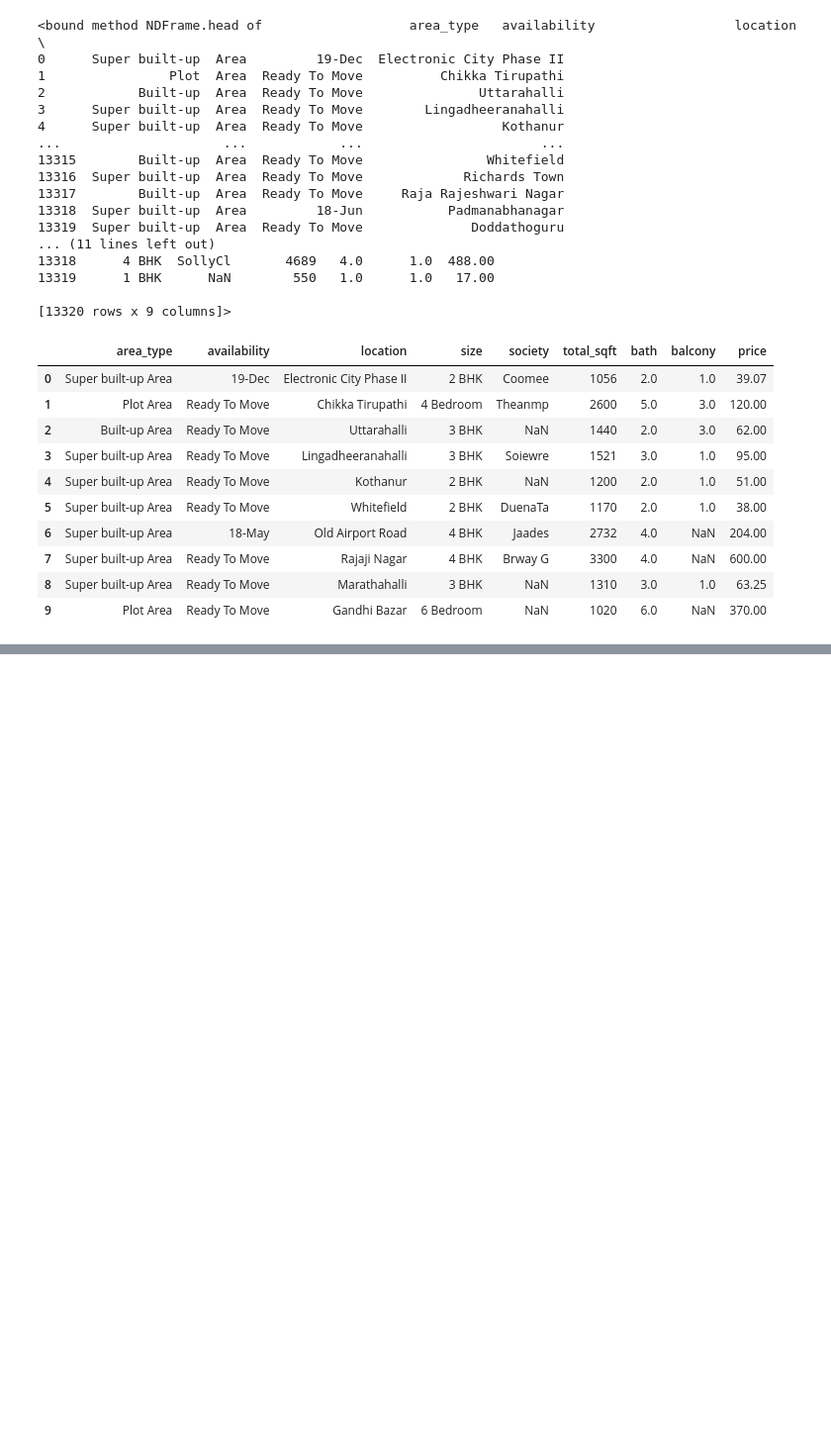
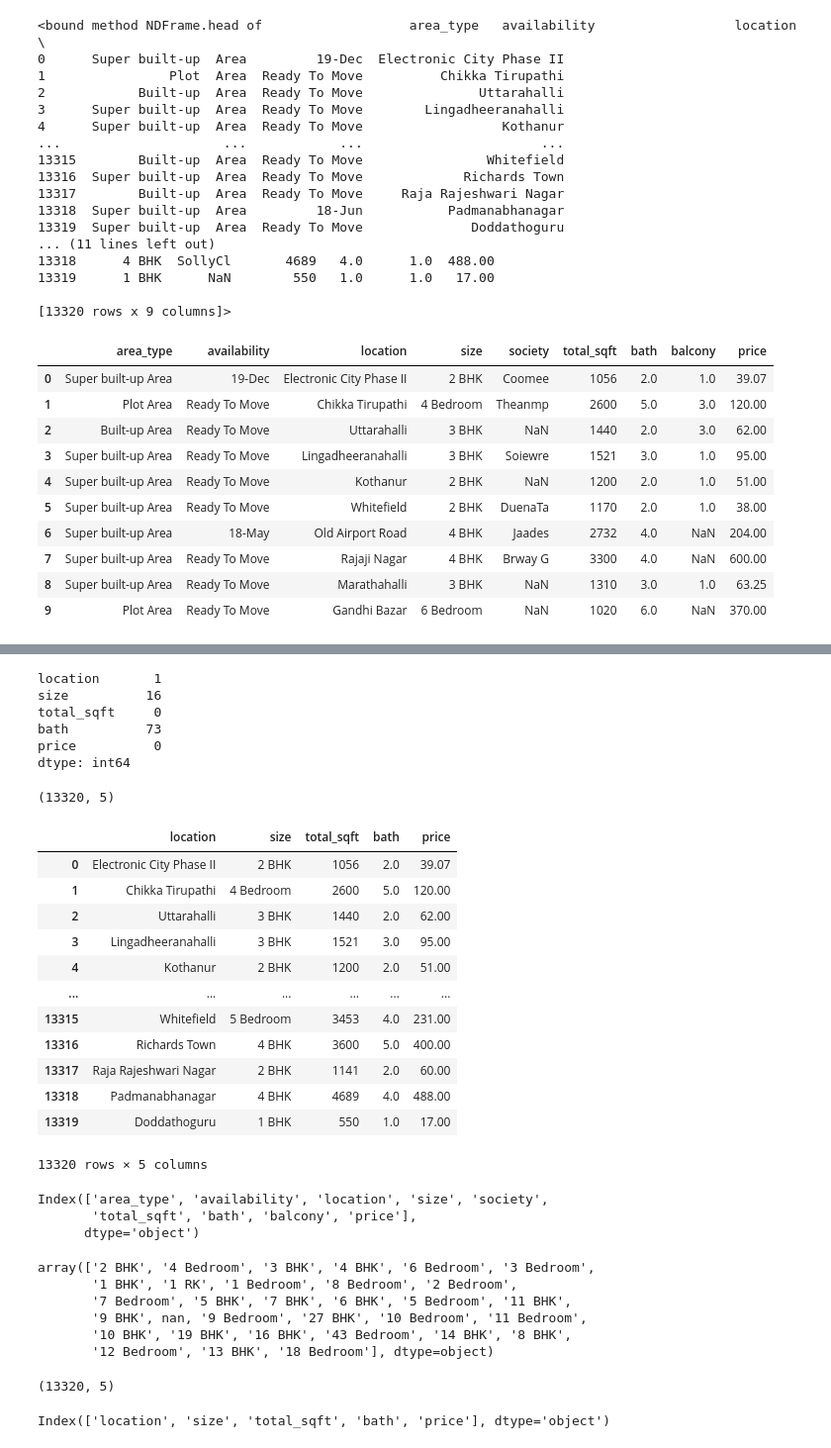
Before and after one commit to Umangmodii/Real-Estate-Prediction-Data_ML-With-Data-Science-Projects, a Jupyter notebook: Real Estate Prediction Data.ipynb, the cells around one changed output, grey strips where cells are left out. Shown at 99% size. Drawn from its saved outputs; the diff is of its cells as text; code cells hidden in the pictures; blank space fills up the shorter version.

```diff
--- a/Real Estate Prediction Data.ipynb
+++ b/Real Estate Prediction Data.ipynb
@@ -59,0 +97,3 @@ df.head(10)
+# %%
+df1 = df.drop(['area_type','society','balcony','availability'],axis='columns')
+df1.head()
@@ -59,0 +107,52 @@ df.head(10)
+# %%
+df1.isnull().sum()
+# %% [output]
+location       1
+size          16
+total_sqft     0
+bath          73
+price          0
+dtype: int64
+# %%
+df1.shape
+# %% [output]
+(13320, 5)
+# %%
+df1
+# %% [output]
+|  | location | size | total_sqft | bath | price |
+| 0 | Electronic City Phase II | 2 BHK | 1056 | 2.0 | 39.07 |
+| 1 | Chikka Tirupathi | 4 Bedroom | 2600 | 5.0 | 120.00 |
+| 2 | Uttarahalli | 3 BHK | 1440 | 2.0 | 62.00 |
+| 3 | Lingadheeranahalli | 3 BHK | 1521 | 3.0 | 95.00 |
+| 4 | Kothanur | 2 BHK | 1200 | 2.0 | 51.00 |
+| ... | ... | ... | ... | ... | ... |
+| 13315 | Whitefield | 5 Bedroom | 3453 | 4.0 | 231.00 |
+| 13316 | Richards Town | 4 BHK | 3600 | 5.0 | 400.00 |
+| 13317 | Raja Rajeshwari Nagar | 2 BHK | 1141 | 2.0 | 60.00 |
+| 13318 | Padmanabhanagar | 4 BHK | 4689 | 4.0 | 488.00 |
+| 13319 | Doddathoguru | 1 BHK | 550 | 1.0 | 17.00 |
+13320 rows × 5 columns
+# %%
+df.columns
+# %% [output]
+Index(['area_type', 'availability', 'location', 'size', 'society',
+       'total_sqft', 'bath', 'balcony', 'price'],
+      dtype='object')
+# %%
+df1['size'].unique()
+# %% [output]
+array(['2 BHK', '4 Bedroom', '3 BHK', '4 BHK', '6 Bedroom', '3 Bedroom',
+       '1 BHK', '1 RK', '1 Bedroom', '8 Bedroom', '2 Bedroom',
+       '7 Bedroom', '5 BHK', '7 BHK', '6 BHK', '5 Bedroom', '11 BHK',
+       '9 BHK', nan, '9 Bedroom', '27 BHK', '10 Bedroom', '11 Bedroom',
+       '10 BHK', '19 BHK', '16 BHK', '43 Bedroom', '14 BHK', '8 BHK',
+       '12 Bedroom', '13 BHK', '18 Bedroom'], dtype=object)
+# %%
+df1.shape
+# %% [output]
+(13320, 5)
+# %%
+df1.columns
+# %% [output]
+Index(['location', 'size', 'total_sqft', 'bath', 'price'], dtype='object')
```
Also changed, not shown: parts of 10 cells of this notebook.
